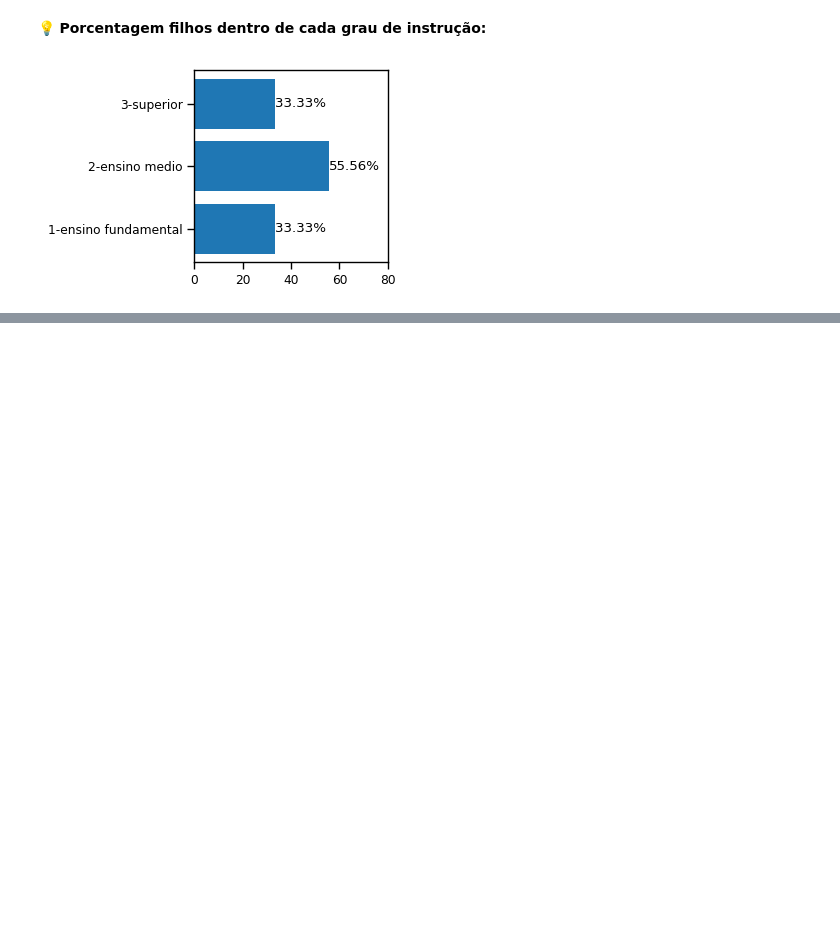
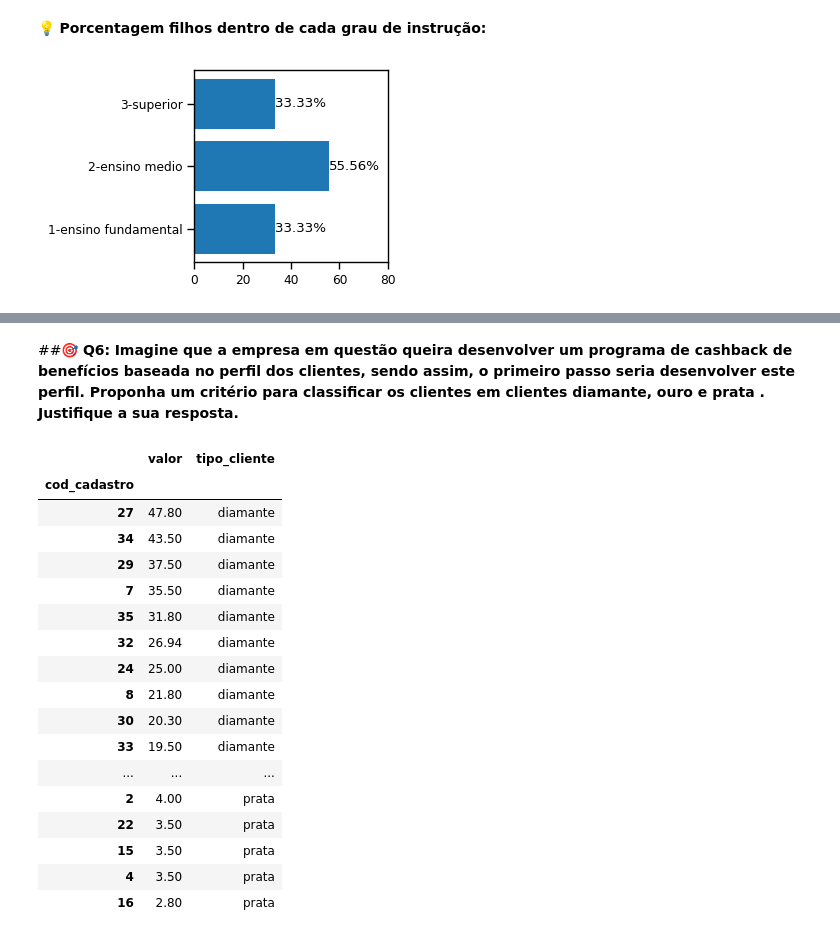
Before and after one commit to VictorCalebeIFG/MaxxiTeste, a Jupyter notebook: Maxxi_exercicio_1.ipynb, the cells around one changed output, grey strips where cells are left out. Cells and saved outputs as stored; diff of their text form; code cells hidden in the pictures; blank space fills up the shorter version.

```diff
--- a/Maxxi_exercicio_1.ipynb
+++ b/Maxxi_exercicio_1.ipynb
@@ -216,0 +223,35 @@ plt.bar_label(plt.barh(['1-ensino fundamental','2-ensino medio','3-superior'],pc
+# %% [markdown]
+##🎯 **Q6:** **Imagine que a empresa em questão queira desenvolver um programa de cashback de benefícios baseada no perfil dos clientes, sendo assim, o primeiro passo seria desenvolver este perfil. Proponha um critério para classificar os clientes em clientes diamante, ouro e prata . Justifique a sua resposta.**
+# %%
+import numpy as np
+venda_values = venda_data['valor'].sort_values().values.tolist()
+
+q1, q3 = np.percentile(venda_values, [25 ,75])
+
+def check_quartil(x):
+    if x < q1 : return 'prata'
+    elif x>=q1 and x<=q3 : return 'ouro'
+    else : return 'diamante'
+
+codcadastroXvalortotal['tipo_cliente'] = codcadastroXvalortotal['valor'].map(check_quartil)
+
+codcadastroXvalortotal
+# %% [output]
+|  | valor | tipo_cliente |
+| cod_cadastro |  |  |
+| 27 | 47.80 | diamante |
+| 34 | 43.50 | diamante |
+| 29 | 37.50 | diamante |
+| 7 | 35.50 | diamante |
+| 35 | 31.80 | diamante |
+| 32 | 26.94 | diamante |
+| 24 | 25.00 | diamante |
+| 8 | 21.80 | diamante |
+| 30 | 20.30 | diamante |
+| 33 | 19.50 | diamante |
+| ... | ... | ... |
+| 2 | 4.00 | prata |
+| 22 | 3.50 | prata |
+| 15 | 3.50 | prata |
+| 4 | 3.50 | prata |
+| 16 | 2.80 | prata |
```
Also changed, not shown: parts of 3 cells of this notebook.
